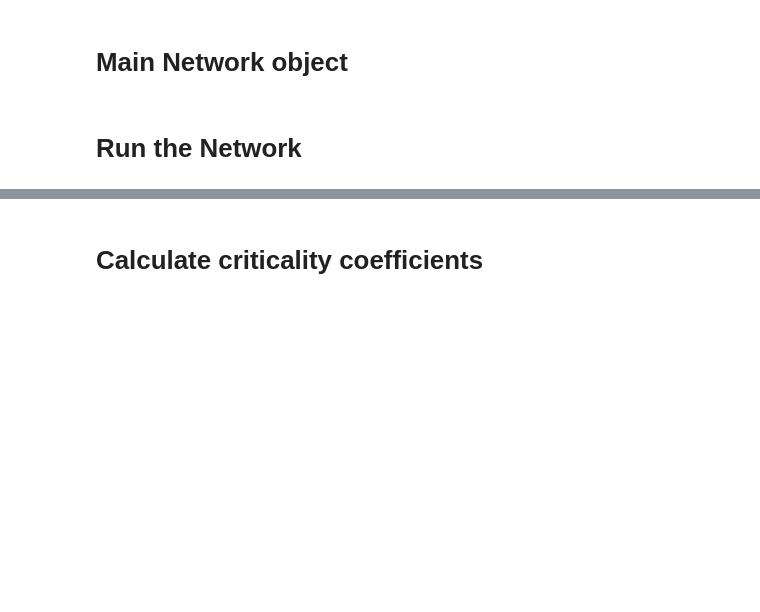
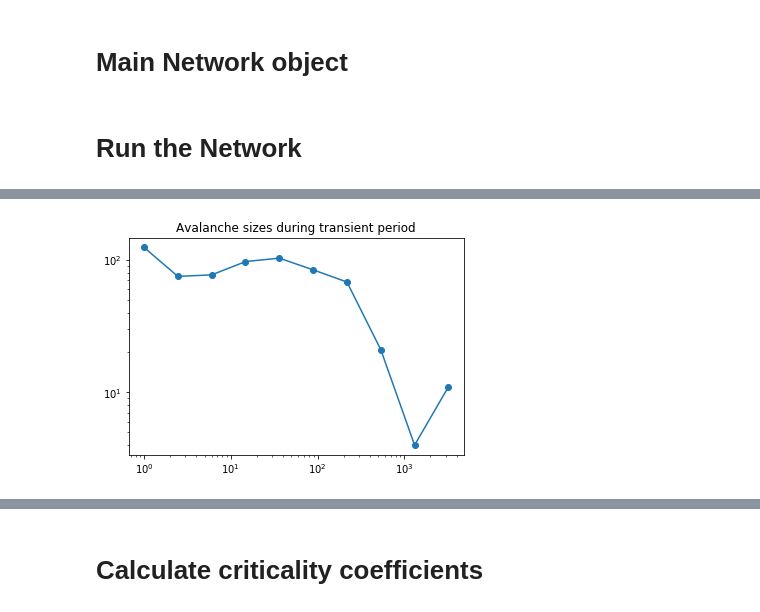
Before and after one commit to EstevaoUyra/criticality-on-neural-network, a Jupyter notebook: network.ipynb, the cells around one changed output, grey strips where cells are left out. Drawn from its saved outputs; the diff is of its cells as text; code cells hidden in the pictures; blank space fills up the shorter version.

```diff
--- a/network.ipynb
+++ b/network.ipynb
@@ -286,0 +298,10 @@ plt.legend()
+# %%
+density, bin = np.histogram(np.log10(transient_state['sizes']), density=False)
+sizes = 10**bin[:-1]
+
+plt.plot(sizes, density, marker='o')
+plt.yscale('log')
+plt.xscale('log')
+plt.title('Avalanche sizes during transient period');
+# %% [output]
+[figure, added]
```
Also changed, not shown: parts of 50 cells of this notebook.
